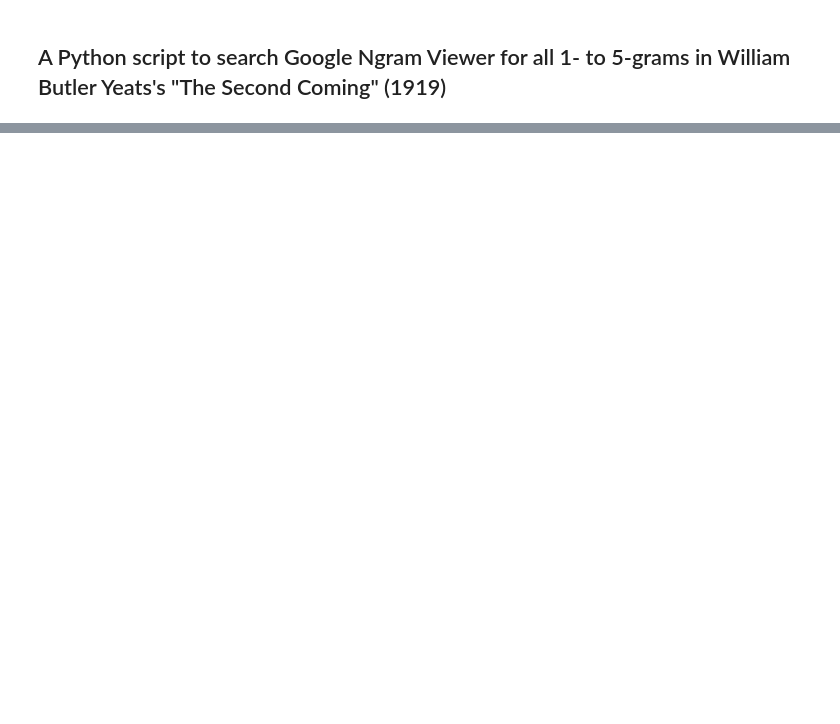
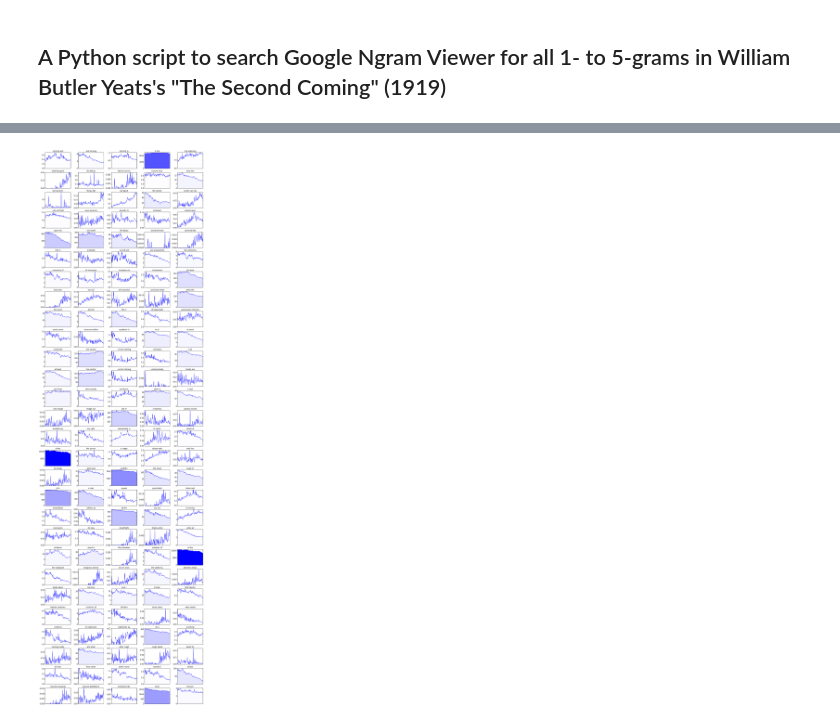
Before and after one commit to Prooffreader/google_ngrams_py, a Jupyter notebook: specific_applications/second_coming_ngrams.ipynb, the cells around one changed output, grey strips where cells are left out. Cells and saved outputs as stored; diff of their text form; code cells hidden in the pictures; blank space fills up the shorter version.

```diff
--- a/specific_applications/second_coming_ngrams.ipynb
+++ b/specific_applications/second_coming_ngrams.ipynb
@@ -193,0 +129,35 @@ to_look_up
+# %%
+if redo_graphs:
+    # 2-grams
+    ngram_number = 2
+    df = pd.read_csv(filenames[ngram_number-1], index_col=0)
+    max_y = sqrt(df.max().max())
+    num_charts = len(df.columns)
+    num_cols = 5
+    num_rows = num_charts / num_cols
+    if num_charts % num_cols != 0:
+        num_rows += 1
+
+    f, axarr = plt.subplots(num_rows, num_cols, figsize=(16, num_rows * 2))
+    plt.subplots_adjust(hspace = .25, wspace=.3)
+    #plt.locator_params(axis = 'y', nbins = 2)
+    #f.axes.get_xaxis().set_visible(False)
+    c_row = 0
+    c_col = 0
+    for column in df.columns:
+        alpha = sqrt(df[column].max()) / max_y
+        axarr[c_row, c_col].plot(df.index, df[column])
+        title = df[column].name.replace(' (All)', '')
+        title = re.sub('\.[0-9]{,2}$', '', title)
+        axarr[c_row, c_col].set_title(title, fontdict ={'fontsize': 10})
+        axarr[c_row, c_col].set_ylim(0, df[column].max())
+        axarr[c_row, c_col].set_xlim(1880, 1980)
+        axarr[c_row, c_col].get_xaxis().set_visible(False)
+        axarr[c_row, c_col].locator_params(axis = 'y', nbins=4)
+        #axarr[c_row, c_col].yaxis.set_ticks(np.arange(0, df[column].max()))
+        axarr[c_row, c_col].fill_between(df.index, df[column], color='b', alpha=alpha, interpolate=True)
+        c_col = (c_col + 1) % num_cols
+        if c_col == 0: # new row
+            c_row += 1
+# %% [output]
+[figure, added]
```
Also changed, not shown: parts of 16 cells of this notebook, 6 other files.
